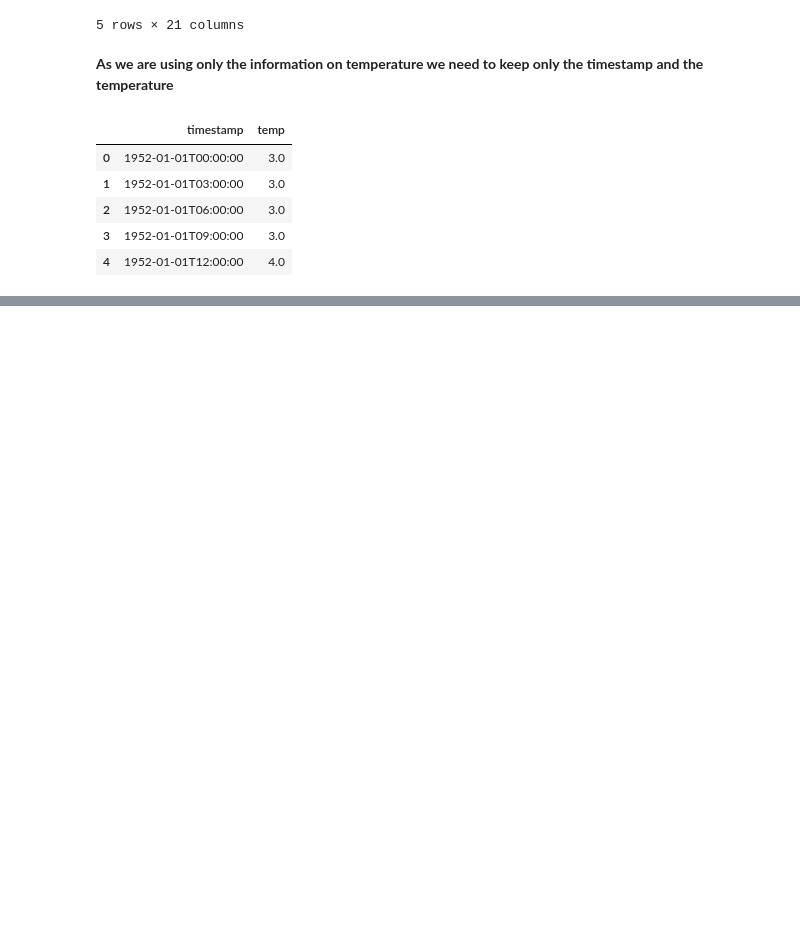
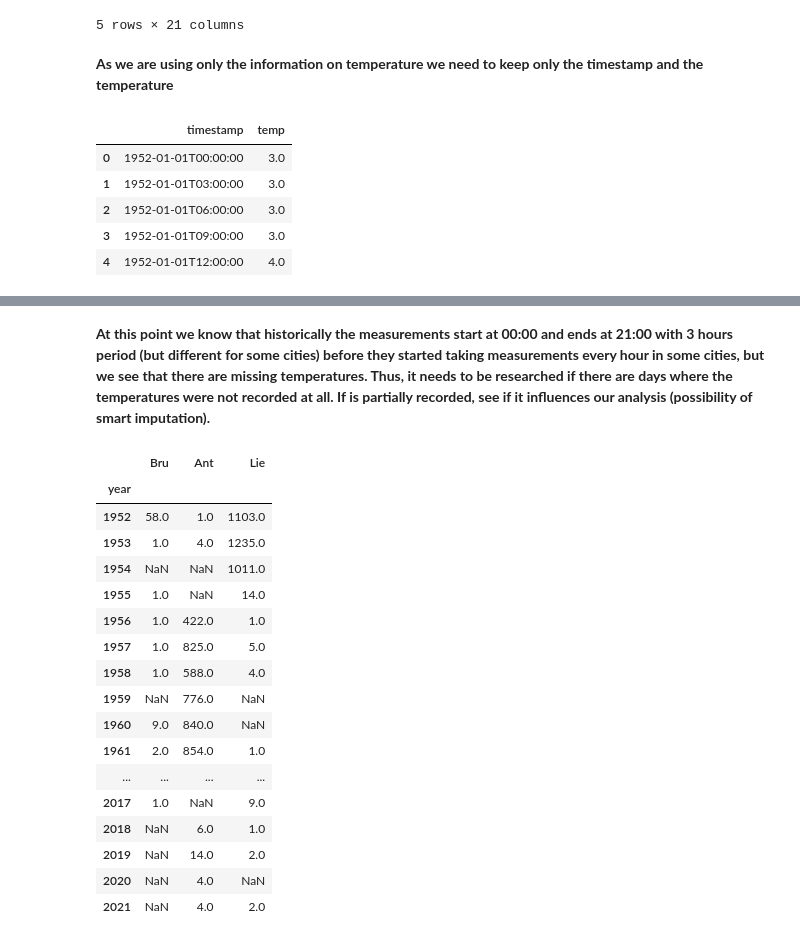
Before and after one commit to muuratjann/heatwave, a Jupyter notebook: Untitled.ipynb, the cells around one changed output, grey strips where cells are left out. Drawn from its saved outputs; the diff is of its cells as text; code cells hidden in the pictures; blank space fills up the shorter version.

```diff
--- a/Untitled.ipynb
+++ b/Untitled.ipynb
@@ -56,4 +56,6 @@ Bru.head()
 | 3 | 1952-01-01T09:00:00 | 3.0 |
 | 4 | 1952-01-01T12:00:00 | 4.0 |
 # %%
-Bru['timestamp_formatted']=pd.to_datetime(Bru['timestamp'])
+cities=[Bru, Ant, Lie]
+for city in cities:
+    city['timestamp_formatted']=pd.to_datetime(city['timestamp'])
@@ -83 +131,30 @@ temp         0.009356
 dtype: float64
+# %% [markdown]
+**At this point we know that historically the measurements start at 00:00 and ends at 21:00 with 3 hours period (but different for some cities) before they started taking measurements every hour in some cities, but we see that there are missing temperatures. Thus, it needs to be researched if there are days where the temperatures were not recorded at all. If is partially recorded, see if it influences our analysis (possibility of smart imputation).**
+# %%
+Bru_na_year=Bru.set_index(['year']).isna().groupby(level=[0]).sum()
+Ant_na_year=Ant.set_index(['year']).isna().groupby(level=[0]).sum()
+Lie_na_year=Lie.set_index(['year']).isna().groupby(level=[0]).sum()
+# %%
+pd.set_option('display.max_rows', 100)
+# %%
+pd.DataFrame(data={'Bru': Bru_na_year[Bru_na_year['temp']>0]['temp'], "Ant": Ant_na_year[Ant_na_year['temp']>0]['temp'], "Lie": Lie_na_year[Lie_na_year['temp']>0]['temp']})
+# %% [output]
+|  | Bru | Ant | Lie |
+| year |  |  |  |
+| 1952 | 58.0 | 1.0 | 1103.0 |
+| 1953 | 1.0 | 4.0 | 1235.0 |
+| 1954 | NaN | NaN | 1011.0 |
+| 1955 | 1.0 | NaN | 14.0 |
+| 1956 | 1.0 | 422.0 | 1.0 |
+| 1957 | 1.0 | 825.0 | 5.0 |
+| 1958 | 1.0 | 588.0 | 4.0 |
+| 1959 | NaN | 776.0 | NaN |
+| 1960 | 9.0 | 840.0 | NaN |
+| 1961 | 2.0 | 854.0 | 1.0 |
+| ... | ... | ... | ... |
+| 2017 | 1.0 | NaN | 9.0 |
+| 2018 | NaN | 6.0 | 1.0 |
+| 2019 | NaN | 14.0 | 2.0 |
+| 2020 | NaN | 4.0 | NaN |
+| 2021 | NaN | 4.0 | 2.0 |
```
Also changed, not shown: parts of 20 cells of this notebook, 3 other files.
